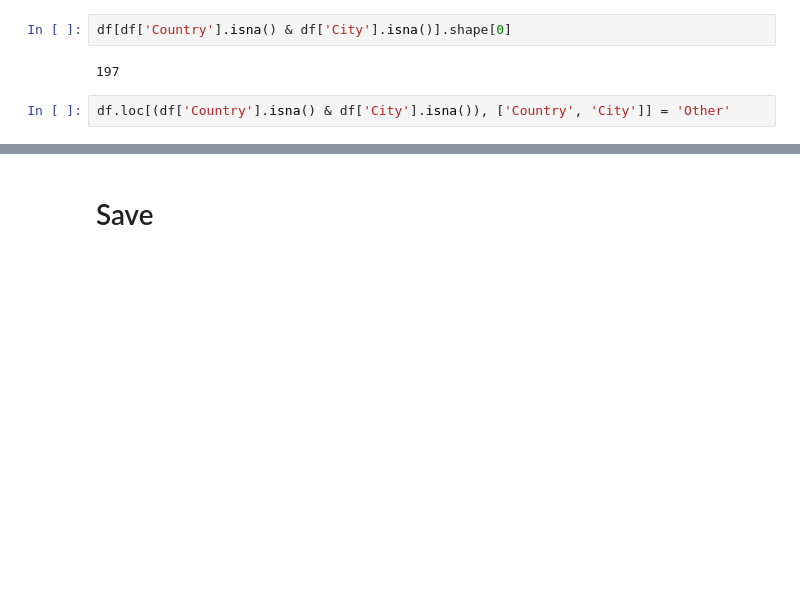
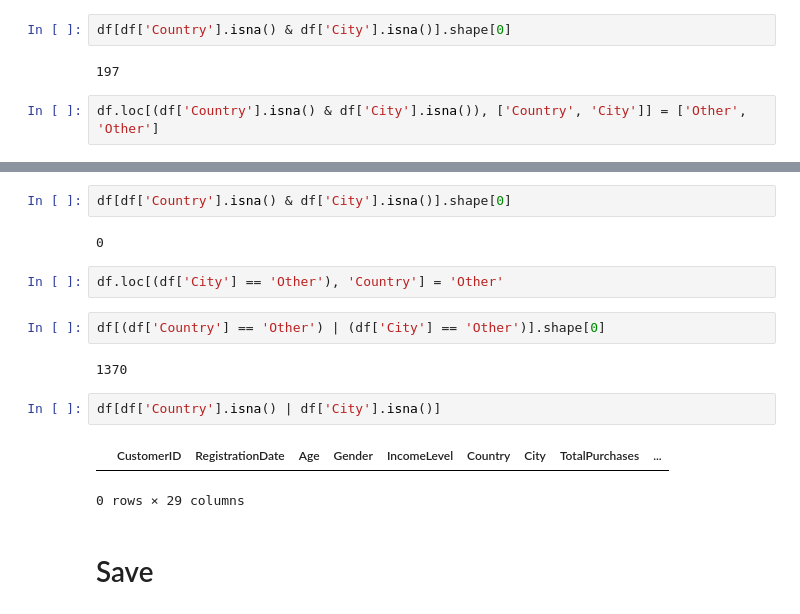
Before and after one commit to PSU-DAAN822-FA25-Group4/data-collection, a Jupyter notebook: cleaning_data.ipynb, the cells around one changed output, grey strips where cells are left out. Drawn from its saved outputs; the diff is of its cells as text; blank space fills up the shorter version.

```diff
--- a/cleaning_data.ipynb
+++ b/cleaning_data.ipynb
@@ -536,4 +533,4 @@ df[df['Country'].isna() & df['City'].isna()].shape[0]
 # %% [output]
 197
 # %%
-df.loc[(df['Country'].isna() & df['City'].isna()), ['Country', 'City']] = 'Other'
+df.loc[(df['Country'].isna() & df['City'].isna()), ['Country', 'City']] = ['Other', 'Other']
@@ -560,3 +537,18 @@ df
+# %%
+df[df['Country'].isna() & df['City'].isna()].shape[0]
+# %% [output]
+0
+# %%
+df.loc[(df['City'] == 'Other'), 'Country'] = 'Other'
+# %%
+df[(df['Country'] == 'Other') | (df['City'] == 'Other')].shape[0]
+# %% [output]
+1370
+# %%
+df[df['Country'].isna() | df['City'].isna()]
+# %% [output]
+|  | CustomerID | RegistrationDate | Age | Gender | IncomeLevel | Country | City | TotalPurchases | ... |
+0 rows × 29 columns
 # %% [markdown]
 # Save
 # %%
```
Also changed, not shown: parts of 13 cells of this notebook, 1 other file.
